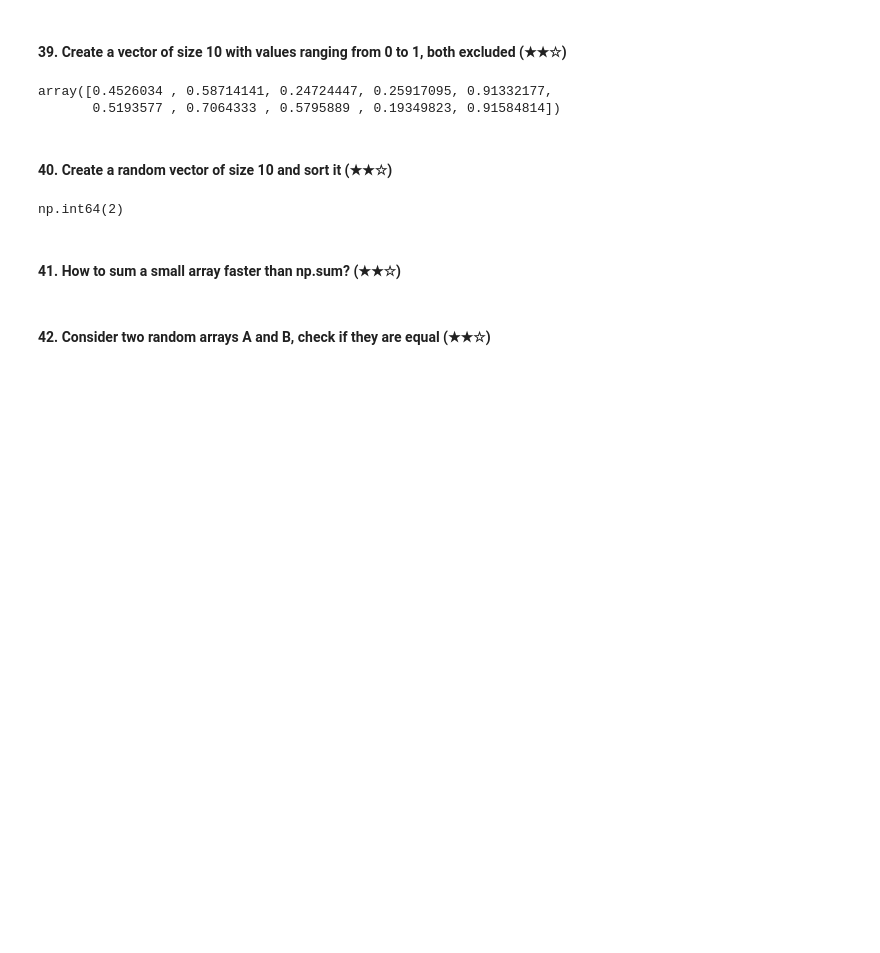
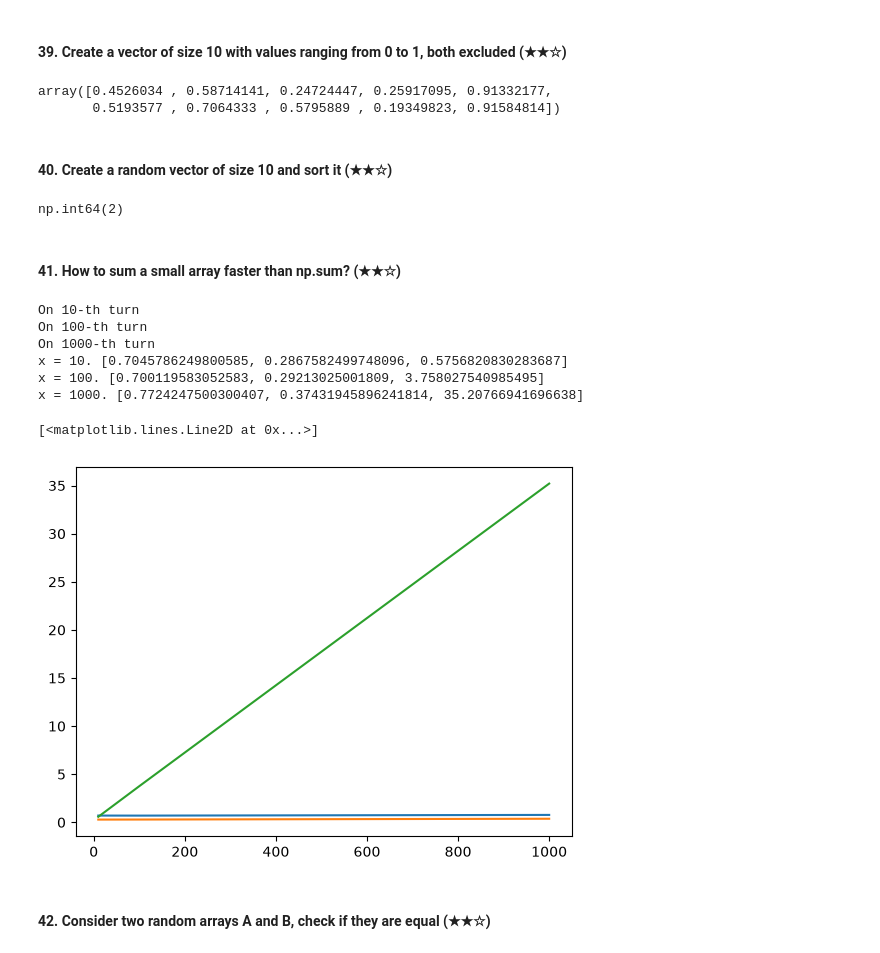
Before and after one commit to ayrmoney/numpy-100, a Jupyter notebook: 100_Numpy_exercises.ipynb, the cells around one changed output. Saved outputs shown, nothing was run; the diff lists cells and outputs as text; code cells hidden in the pictures; blank space fills up the shorter version.

```diff
--- a/100_Numpy_exercises.ipynb
+++ b/100_Numpy_exercises.ipynb
@@ -531,5 +531,37 @@ rng.integers(10)
 np.int64(2)
 # %% [markdown]
 #### 41. How to sum a small array faster than np.sum? (★★☆)
+# %%
+%matplotlib inline
+import timeit
+import matplotlib.pyplot as plt
+
+x = [10, 100, 1000]
+t1 = []
+t2 = []
+t3 = []
+
+for i in x:
+    a = np.arange(i)
+    print(f"On {i}-th turn")
+    t1.append(timeit.timeit(lambda: np.sum(a), number = 1000000))
+    t2.append(timeit.timeit(lambda: a.sum(), number = 1000000))
+    t3.append(timeit.timeit(lambda: sum(a), number = 1000000))
+
+for i in range(3):
+    print(f"x = {x[i]}. [{t1[i]}, {t2[i]}, {t3[i]}]")
+
+plt.plot(x, t1)
+plt.plot(x, t2)
+plt.plot(x, t3)
+# %% [output]
+On 10-th turn
+On 100-th turn
+On 1000-th turn
+x = 10. [0.7045786249800585, 0.2867582499748096, 0.5756820830283687]
+x = 100. [0.700119583052583, 0.29213025001809, 3.758027540985495]
+x = 1000. [0.7724247500300407, 0.37431945896241814, 35.20766941696638]
+[<matplotlib.lines.Line2D at 0x...>]
+[figure, added]
 # %% [markdown]
 #### 42. Consider two random arrays A and B, check if they are equal (★★☆)
```
Also changed, not shown: parts of 5 cells of this notebook.
